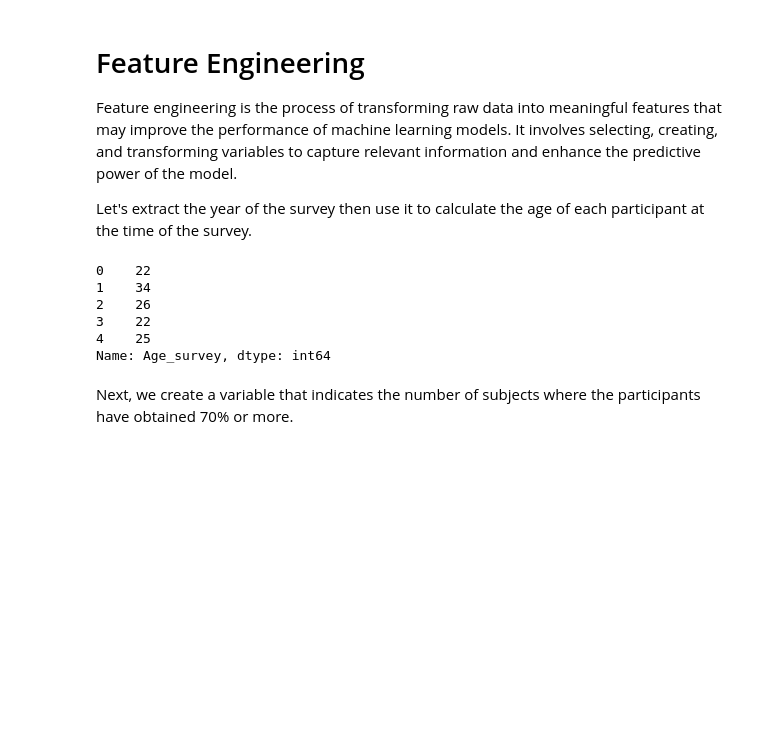
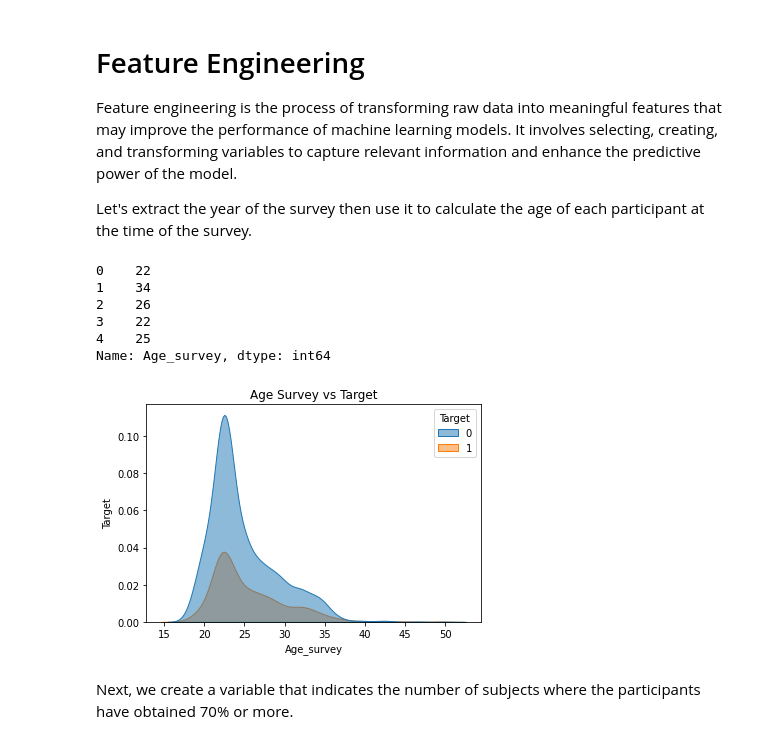
Before and after one commit to pushkarsaxena96/Youth-income-prediction-challenge, a Jupyter notebook: Predictive_Insights_Starting_Notebook.ipynb, the cells around one changed output. Saved outputs shown, nothing was run; the diff lists cells and outputs as text; code cells hidden in the pictures; blank space fills up the shorter version.

```diff
--- a/Predictive_Insights_Starting_Notebook.ipynb
+++ b/Predictive_Insights_Starting_Notebook.ipynb
@@ -231,6 +400,14 @@ df_train['Age_survey'].head()
 3    22
 4    25
 Name: Age_survey, dtype: int64
+# %%
+sns.kdeplot(data=df_train, x="Age_survey", hue="Target", fill=True, alpha=0.5)
+plt.xlabel("Age_survey")
+plt.ylabel("Target")
+plt.title("Age Survey vs Target")
+plt.show()
+# %% [output]
+[figure, added]
 # %% [markdown]
 Next, we create a variable that indicates the number of subjects where the participants have obtained 70% or more.
 # %%
```
Also changed, not shown: parts of 41 cells of this notebook, 1 other file.
